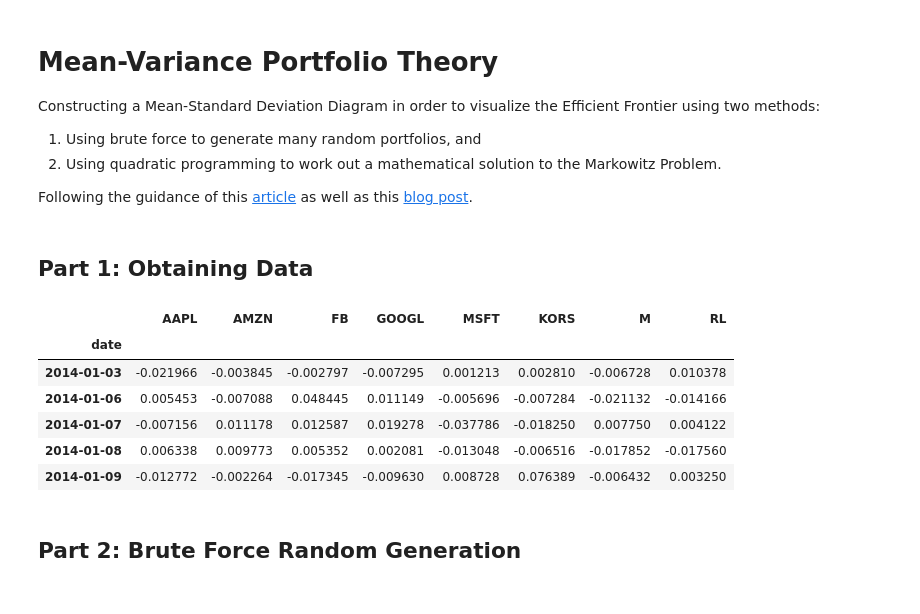
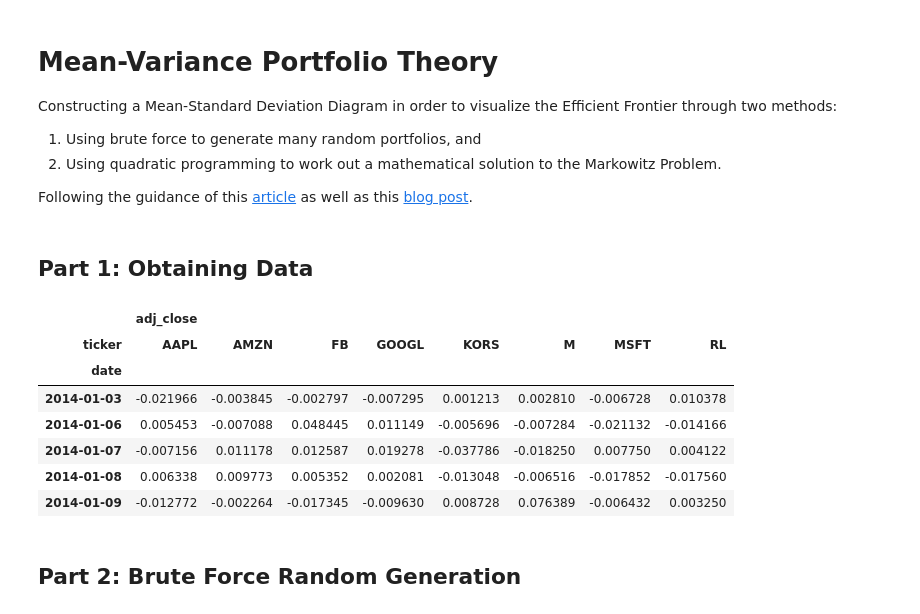
Before and after one commit to chaotea/portfolio-theory, a Jupyter notebook: Mean-Variance Portfolio Theory.ipynb, the cells around one changed output. Saved outputs shown, nothing was run; the diff lists cells and outputs as text; code cells hidden in the pictures.

```diff
--- a/Mean-Variance Portfolio Theory.ipynb
+++ b/Mean-Variance Portfolio Theory.ipynb
@@ -1,7 +1,7 @@
 # %% [markdown]
 # Mean-Variance Portfolio Theory
 
-Constructing a Mean-Standard Deviation Diagram in order to visualize the Efficient Frontier using two methods:
+Constructing a Mean-Standard Deviation Diagram in order to visualize the Efficient Frontier through two methods:
 
 1. Using brute force to generate many random portfolios, and
 2. Using quadratic programming to work out a mathematical solution to the Markowitz Problem.
@@ -18,26 +18,28 @@ import numpy as np
 import pandas as pd
 import matplotlib.pyplot as plt
 # %%
+#  Apple / Amazon / Facebook / Google / Microsoft / Kors / Macy's / Ralph Lauren
+stocks = ["AAPL", "AMZN", "FB", "GOOGL", "MSFT", "KORS", "M", "RL"]
+
 quandl.ApiConfig.api_key = os.environ.get("API_TOKEN")
-stocks = ["AAPL", "AMZN", "FB", "GOOGL", "MSFT", "KORS", "M", "RL"]
 stock_data = quandl.get_table(
     "WIKI/PRICES",
     ticker=stocks,
     qopts={"columns": ["date", "ticker", "adj_close"]},
     date={"gte": "2014-1-1", "lte": "2015-12-31"}
 )
+
 daily_returns = stock_data.set_index("date").pivot(columns="ticker").pct_change()[1:]
-daily_returns.columns = stocks
+daily_returns.head()
+# %% [output]
+|  | adj_close |  |  |  |  |  |  |  |
+| ticker | AAPL | AMZN | FB | GOOGL | KORS | M | MSFT | RL |
+| date |  |  |  |  |  |  |  |  |
+| 2014-01-03 | -0.021966 | -0.003845 | -0.002797 | -0.007295 | 0.001213 | 0.002810 | -0.006728 | 0.010378 |
+| 2014-01-06 | 0.005453 | -0.007088 | 0.048445 | 0.011149 | -0.005696 | -0.007284 | -0.021132 | -0.014166 |
+| 2014-01-07 | -0.007156 | 0.011178 | 0.012587 | 0.019278 | -0.037786 | -0.018250 | 0.007750 | 0.004122 |
+| 2014-01-08 | 0.006338 | 0.009773 | 0.005352 | 0.002081 | -0.013048 | -0.006516 | -0.017852 | -0.017560 |
+| 2014-01-09 | -0.012772 | -0.002264 | -0.017345 | -0.009630 | 0.008728 | 0.076389 | -0.006432 | 0.003250 |
-# %%
-daily_returns.head()
-# %% [output]
-|  | AAPL | AMZN | FB | GOOGL | MSFT | KORS | M | RL |
-| date |  |  |  |  |  |  |  |  |
-| 2014-01-03 | -0.021966 | -0.003845 | -0.002797 | -0.007295 | 0.001213 | 0.002810 | -0.006728 | 0.010378 |
-| 2014-01-06 | 0.005453 | -0.007088 | 0.048445 | 0.011149 | -0.005696 | -0.007284 | -0.021132 | -0.014166 |
-| 2014-01-07 | -0.007156 | 0.011178 | 0.012587 | 0.019278 | -0.037786 | -0.018250 | 0.007750 | 0.004122 |
-| 2014-01-08 | 0.006338 | 0.009773 | 0.005352 | 0.002081 | -0.013048 | -0.006516 | -0.017852 | -0.017560 |
-| 2014-01-09 | -0.012772 | -0.002264 | -0.017345 | -0.009630 | 0.008728 | 0.076389 | -0.006432 | 0.003250 |
 # %%
 annual_returns = daily_returns.mean() * 240
 variances = daily_returns.var() * 240
```
Also changed, not shown: parts of 16 cells of this notebook.
